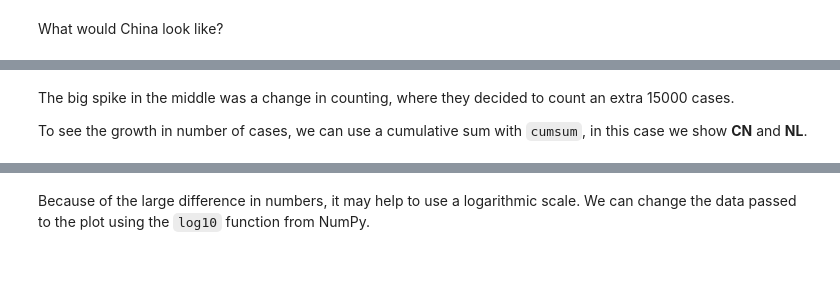
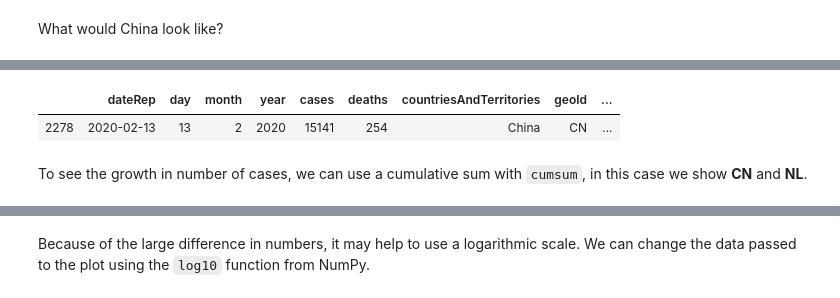
Before and after one commit to R3dje/COVID19, a Jupyter notebook: EUCDC.ipynb, the cells around one changed output, grey strips where cells are left out. Cells and saved outputs as stored; diff of their text form; code cells hidden in the pictures; blank space fills up the shorter version.

```diff
--- a/EUCDC.ipynb
+++ b/EUCDC.ipynb
@@ -107,6 +126,9 @@ df_geo['cases']['CN'].plot()
+# %%
+df[(df['geoId'] == 'CN') & (df['dateRep'] == '2020-02-13')]
+# %% [output]
+|  | dateRep | day | month | year | cases | deaths | countriesAndTerritories | geoId | ... |
+| 2278 | 2020-02-13 | 13 | 2 | 2020 | 15141 | 254 | China | CN | ... |
 # %% [markdown]
-The big spike in the middle was a change in counting, where they decided to count an extra 15000 cases.
-
 To see the growth in number of cases, we can use a cumulative sum with `cumsum`, in this case we show __CN__ and __NL__.
 # %%
 df_geo['cases'][['CN', 'NL']].cumsum().plot()
```
Also changed, not shown: parts of 19 cells of this notebook, 1 other file.
